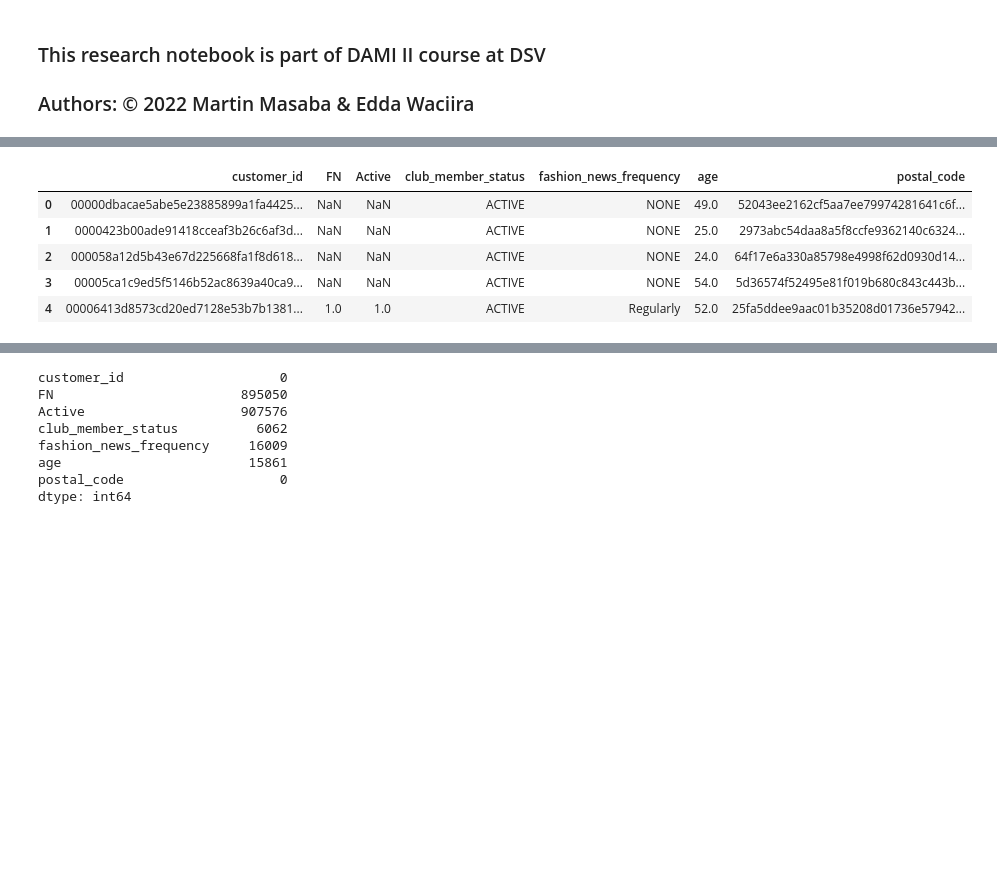
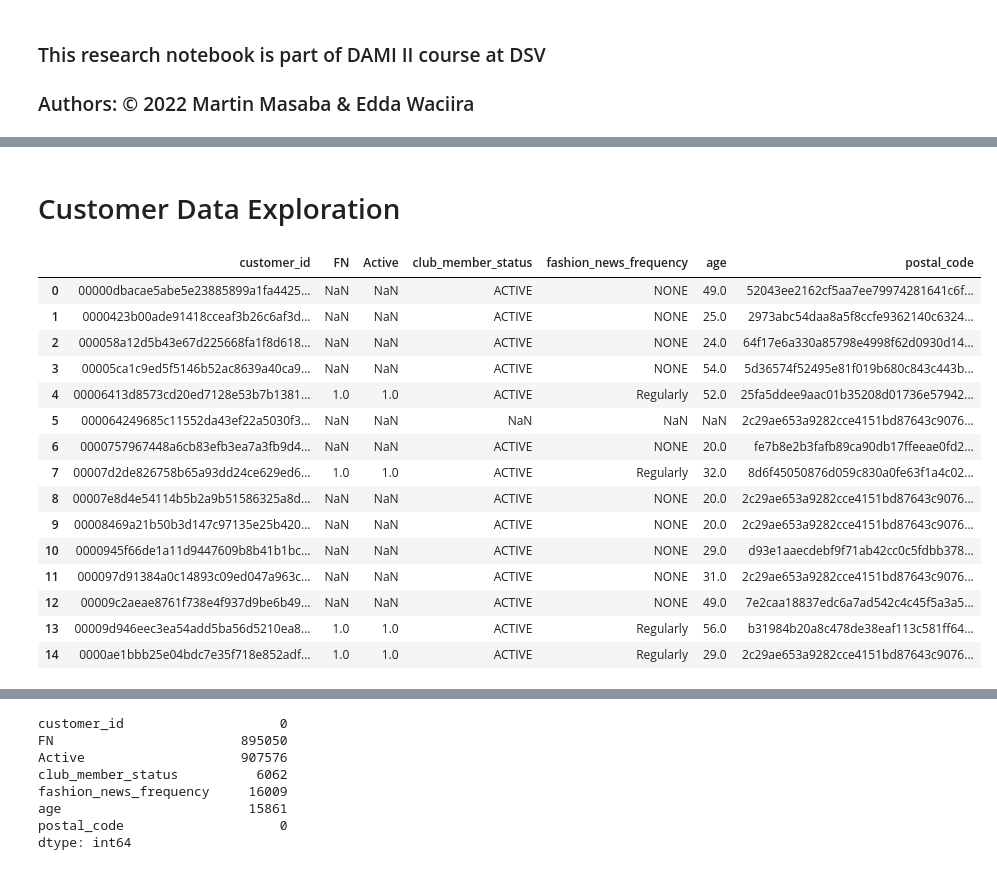
Before and after one commit to Martin-Msb/context-aware-recommendation, a Jupyter notebook: context_aware_recommender.ipynb, the cells around one changed output, grey strips where cells are left out. Cells and saved outputs as stored; diff of their text form; code cells hidden in the pictures; blank space fills up the shorter version.

```diff
--- a/context_aware_recommender.ipynb
+++ b/context_aware_recommender.ipynb
@@ -66,3 +5,5 @@ Streaming output truncated to the last 5000 lines.
+# %% [markdown]
+# Customer Data Exploration
 # %%
 import numpy as np
 import pandas as pd
@@ -78,14 +14,24 @@ warnings.filterwarnings('ignore')
 # %%
-customers_df = pd.read_csv('customers.csv')
+customers_df = pd.read_csv(r"C:\Users\AdminPC\Edda Stuff\Edda Data Scientist\Python Projects\datasets\customers.csv")
 # %%
-customers_df.head()
+customers_df.head(15)
 # %% [output]
 |  | customer_id | FN | Active | club_member_status | fashion_news_frequency | age | postal_code |
 | 0 | 00000dbacae5abe5e23885899a1fa4425... | NaN | NaN | ACTIVE | NONE | 49.0 | 52043ee2162cf5aa7ee79974281641c6f... |
 | 1 | 0000423b00ade91418cceaf3b26c6af3d... | NaN | NaN | ACTIVE | NONE | 25.0 | 2973abc54daa8a5f8ccfe9362140c6324... |
 | 2 | 000058a12d5b43e67d225668fa1f8d618... | NaN | NaN | ACTIVE | NONE | 24.0 | 64f17e6a330a85798e4998f62d0930d14... |
 | 3 | 00005ca1c9ed5f5146b52ac8639a40ca9... | NaN | NaN | ACTIVE | NONE | 54.0 | 5d36574f52495e81f019b680c843c443b... |
 | 4 | 00006413d8573cd20ed7128e53b7b1381... | 1.0 | 1.0 | ACTIVE | Regularly | 52.0 | 25fa5ddee9aac01b35208d01736e57942... |
+| 5 | 000064249685c11552da43ef22a5030f3... | NaN | NaN | NaN | NaN | NaN | 2c29ae653a9282cce4151bd87643c9076... |
+| 6 | 0000757967448a6cb83efb3ea7a3fb9d4... | NaN | NaN | ACTIVE | NONE | 20.0 | fe7b8e2b3fafb89ca90db17ffeeae0fd2... |
+| 7 | 00007d2de826758b65a93dd24ce629ed6... | 1.0 | 1.0 | ACTIVE | Regularly | 32.0 | 8d6f45050876d059c830a0fe63f1a4c02... |
+| 8 | 00007e8d4e54114b5b2a9b51586325a8d... | NaN | NaN | ACTIVE | NONE | 20.0 | 2c29ae653a9282cce4151bd87643c9076... |
+| 9 | 00008469a21b50b3d147c97135e25b420... | NaN | NaN | ACTIVE | NONE | 20.0 | 2c29ae653a9282cce4151bd87643c9076... |
+| 10 | 0000945f66de1a11d9447609b8b41b1bc... | NaN | NaN | ACTIVE | NONE | 29.0 | d93e1aaecdebf9f71ab42cc0c5fdbb378... |
+| 11 | 000097d91384a0c14893c09ed047a963c... | NaN | NaN | ACTIVE | NONE | 31.0 | 2c29ae653a9282cce4151bd87643c9076... |
+| 12 | 00009c2aeae8761f738e4f937d9be6b49... | NaN | NaN | ACTIVE | NONE | 49.0 | 7e2caa18837edc6a7ad542c4c45f5a3a5... |
+| 13 | 00009d946eec3ea54add5ba56d5210ea8... | 1.0 | 1.0 | ACTIVE | Regularly | 56.0 | b31984b20a8c478de38eaf113c581ff64... |
+| 14 | 0000ae1bbb25e04bdc7e35f718e852adf... | 1.0 | 1.0 | ACTIVE | Regularly | 29.0 | 2c29ae653a9282cce4151bd87643c9076... |
 # %%
 customers_df.info()
 # %% [output]
```
Also changed, not shown: parts of 76 cells of this notebook.
